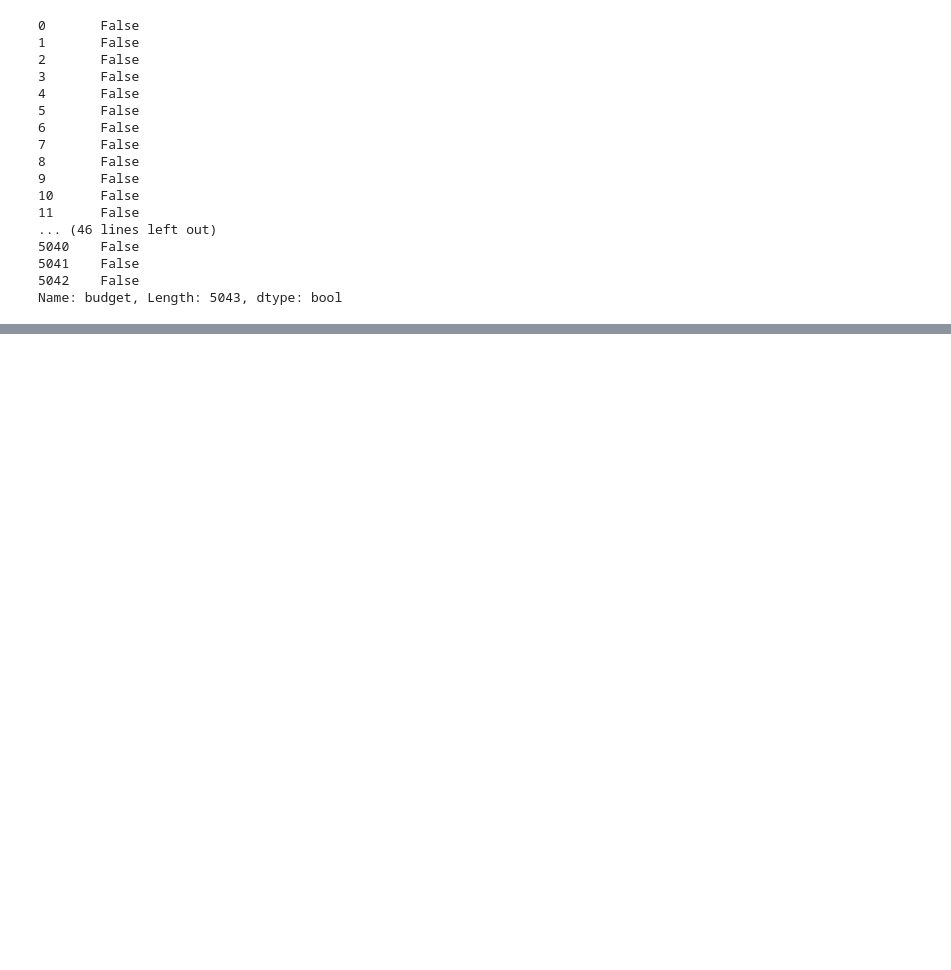
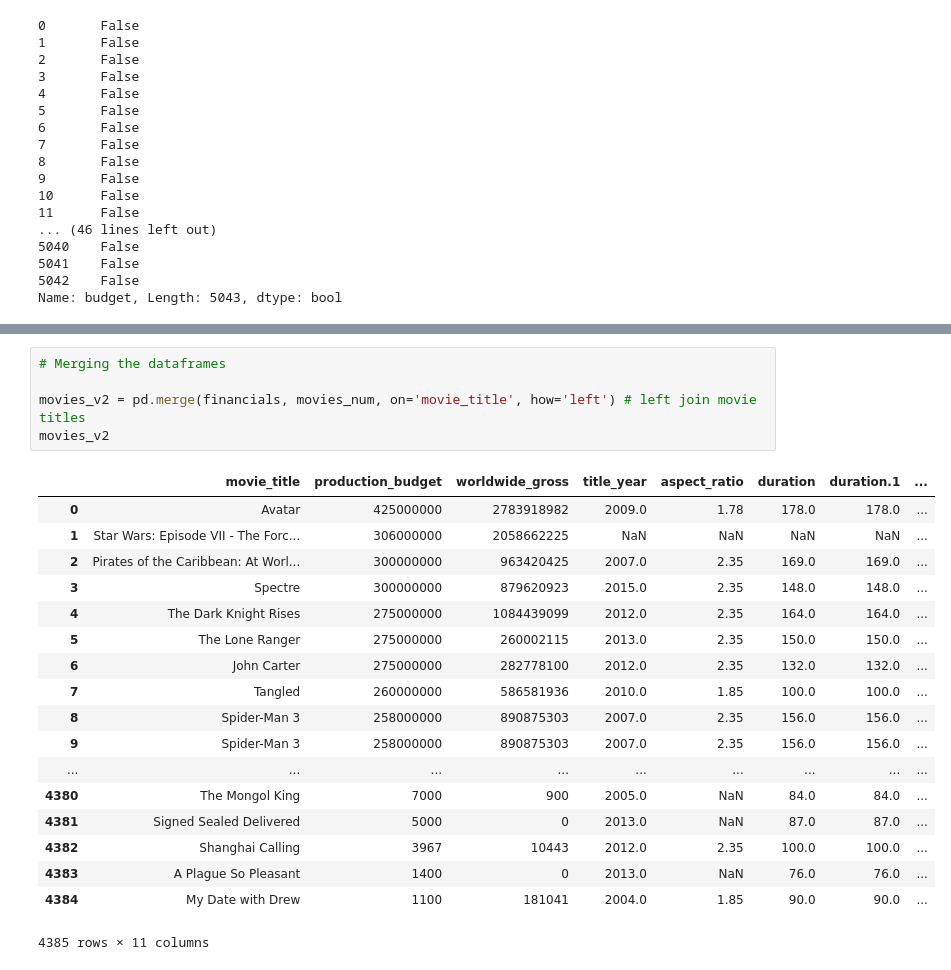
Before and after one commit to FranLMSP/platzi-ml, a Jupyter notebook: 2. Data parsing.ipynb, the cells around one changed output, grey strips where cells are left out. Saved outputs shown, nothing was run; the diff lists cells and outputs as text; blank space fills up the shorter version.

```diff
--- a/2. Data parsing.ipynb
+++ b/2. Data parsing.ipynb
@@ -334,0 +389,24 @@ movies[mask]
+# %%
+# Merging the dataframes
+
+movies_v2 = pd.merge(financials, movies_num, on='movie_title', how='left') # left join movie titles
+movies_v2
+# %% [output]
+|  | movie_title | production_budget | worldwide_gross | title_year | aspect_ratio | duration | duration.1 | ... |
+| 0 | Avatar | 425000000 | 2783918982 | 2009.0 | 1.78 | 178.0 | 178.0 | ... |
+| 1 | Star Wars: Episode VII - The Forc... | 306000000 | 2058662225 | NaN | NaN | NaN | NaN | ... |
+| 2 | Pirates of the Caribbean: At Worl... | 300000000 | 963420425 | 2007.0 | 2.35 | 169.0 | 169.0 | ... |
+| 3 | Spectre | 300000000 | 879620923 | 2015.0 | 2.35 | 148.0 | 148.0 | ... |
+| 4 | The Dark Knight Rises | 275000000 | 1084439099 | 2012.0 | 2.35 | 164.0 | 164.0 | ... |
+| 5 | The Lone Ranger | 275000000 | 260002115 | 2013.0 | 2.35 | 150.0 | 150.0 | ... |
+| 6 | John Carter | 275000000 | 282778100 | 2012.0 | 2.35 | 132.0 | 132.0 | ... |
+| 7 | Tangled | 260000000 | 586581936 | 2010.0 | 1.85 | 100.0 | 100.0 | ... |
+| 8 | Spider-Man 3 | 258000000 | 890875303 | 2007.0 | 2.35 | 156.0 | 156.0 | ... |
+| 9 | Spider-Man 3 | 258000000 | 890875303 | 2007.0 | 2.35 | 156.0 | 156.0 | ... |
+| ... | ... | ... | ... | ... | ... | ... | ... | ... |
+| 4380 | The Mongol King | 7000 | 900 | 2005.0 | NaN | 84.0 | 84.0 | ... |
+| 4381 | Signed Sealed Delivered | 5000 | 0 | 2013.0 | NaN | 87.0 | 87.0 | ... |
+| 4382 | Shanghai Calling | 3967 | 10443 | 2012.0 | 2.35 | 100.0 | 100.0 | ... |
+| 4383 | A Plague So Pleasant | 1400 | 0 | 2013.0 | NaN | 76.0 | 76.0 | ... |
+| 4384 | My Date with Drew | 1100 | 181041 | 2004.0 | 1.85 | 90.0 | 90.0 | ... |
+4385 rows × 11 columns
```
Also changed, not shown: parts of 4 cells of this notebook.
